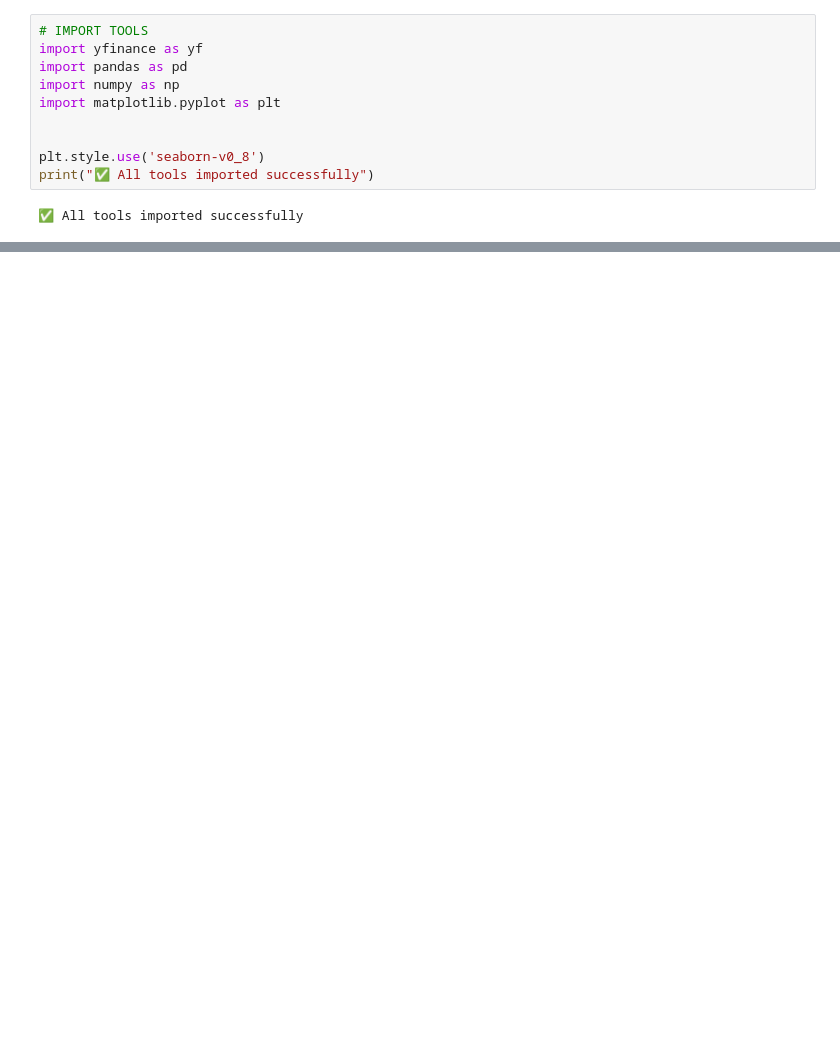
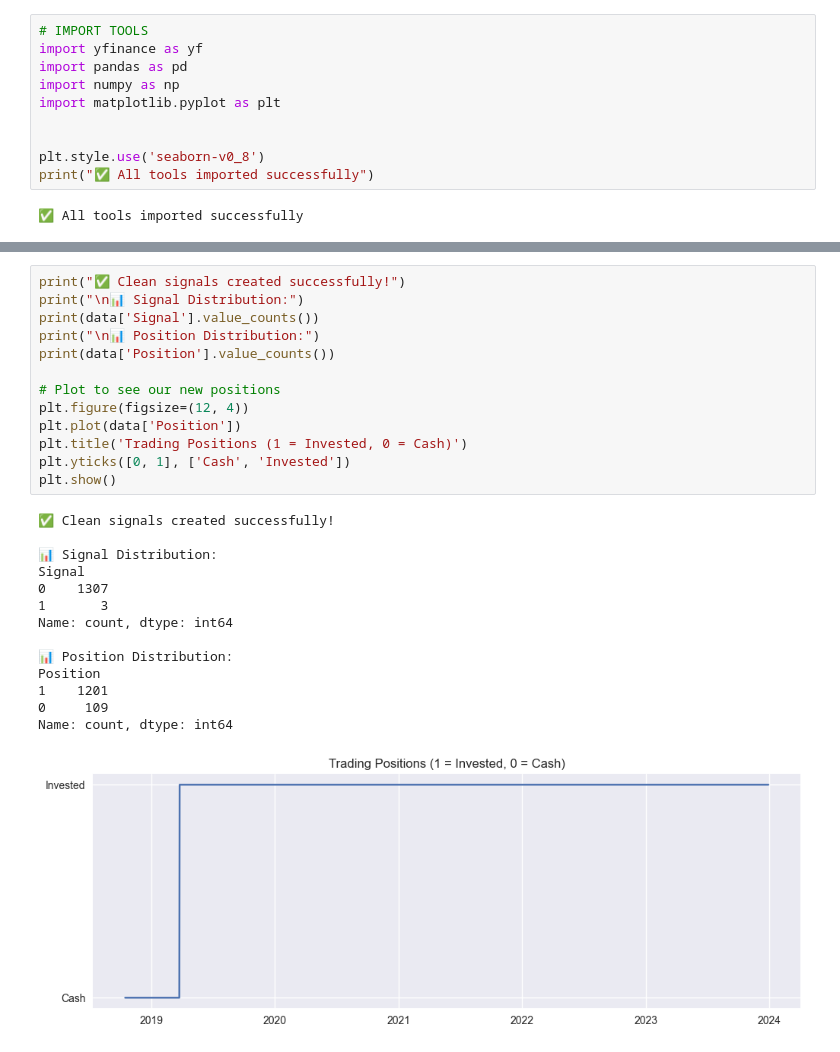
Before and after one commit to aadyanair/QuantProjects, a Jupyter notebook: Simple Backtester.ipynb, the cells around one changed output, grey strips where cells are left out. Cells and saved outputs as stored; diff of their text form; blank space fills up the shorter version.

```diff
--- a/Simple Backtester.ipynb
+++ b/Simple Backtester.ipynb
@@ -184,0 +192,28 @@ Strategy Return: 9.12%
+# %%
+print("✅ Clean signals created successfully!")
+print("\n📊 Signal Distribution:")
+print(data['Signal'].value_counts())
+print("\n📊 Position Distribution:")
+print(data['Position'].value_counts())
+
+# Plot to see our new positions
+plt.figure(figsize=(12, 4))
+plt.plot(data['Position'])
+plt.title('Trading Positions (1 = Invested, 0 = Cash)')
+plt.yticks([0, 1], ['Cash', 'Invested'])
+plt.show()
+# %% [output]
+✅ Clean signals created successfully!
+
+📊 Signal Distribution:
+Signal
+0    1307
+1       3
+Name: count, dtype: int64
+
+📊 Position Distribution:
+Position
+1    1201
+0     109
+Name: count, dtype: int64
+[figure, added]
```
Also changed, not shown: parts of 7 cells of this notebook.
